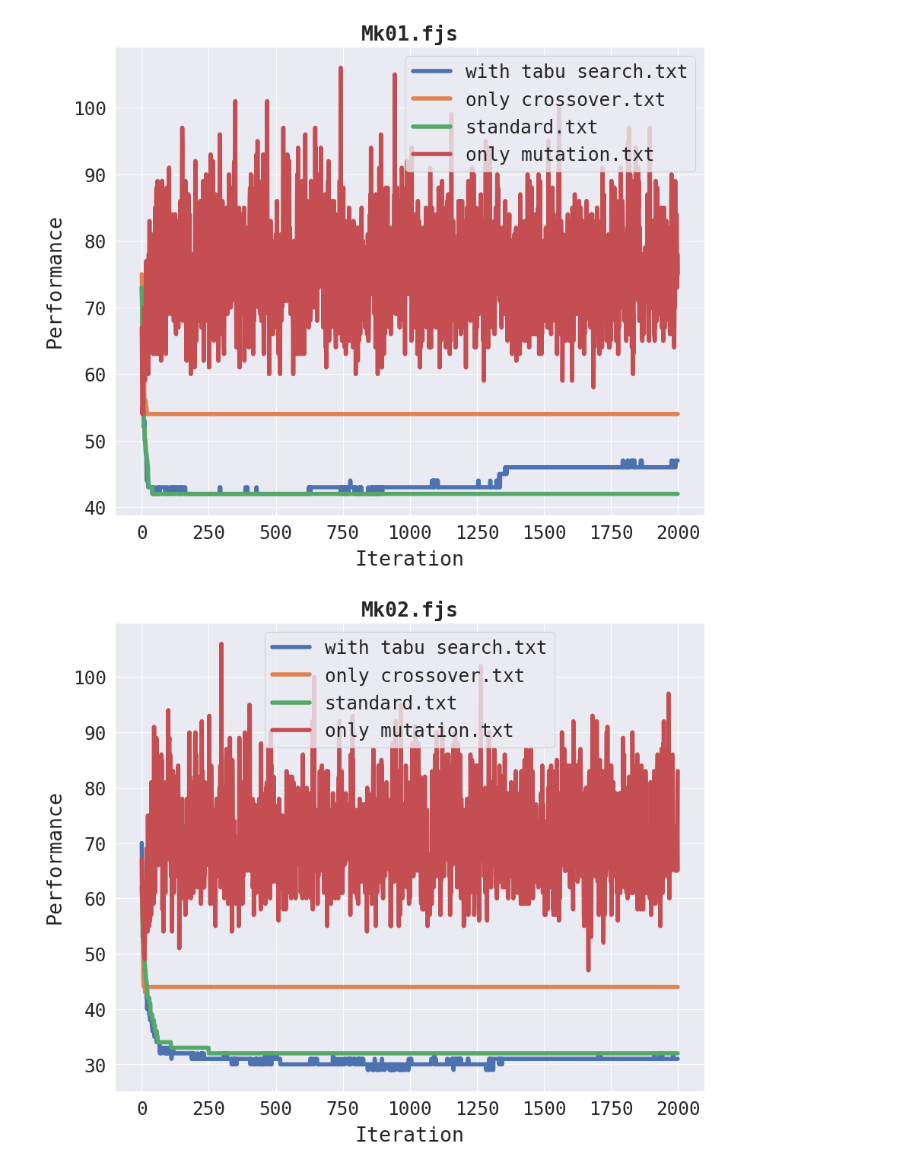
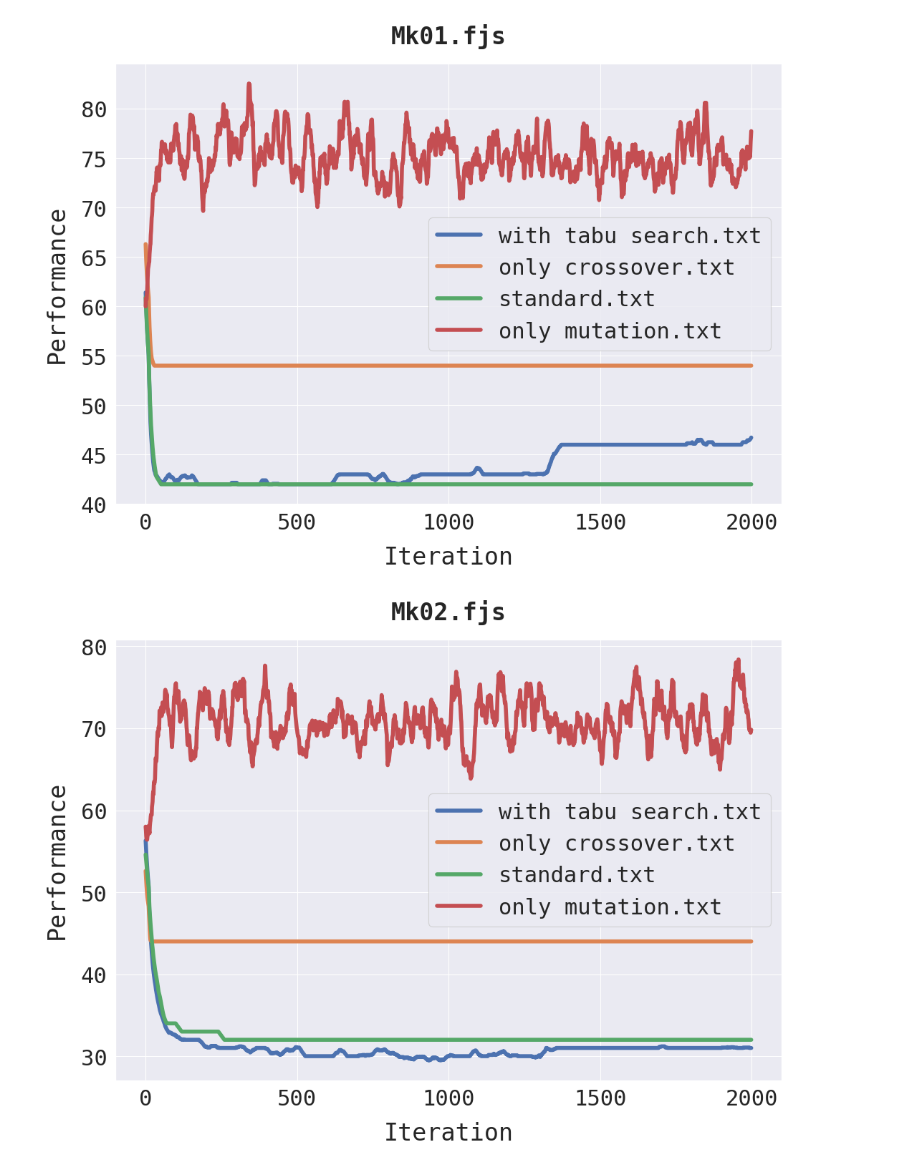
Before and after one commit to Raydiation/GA_FJSP, a Jupyter notebook: plot.ipynb, the cells around one changed output. Drawn from its saved outputs; the diff is of its cells as text; code cells hidden in the pictures.

Commit message:
add boxplot, table, and smooth

```diff
--- a/plot.ipynb
+++ b/plot.ipynb
@@ -1,8 +1,10 @@
 # %%
 import os
+import numpy as np
 import pandas as pd
 
 path = './plot'
+smooth_ = 20
 
 record = dict()
 record['task'] = []
@@ -27,6 +29,24 @@ for file in os.listdir(path):
                 flag = True
 
 df = pd.DataFrame(record)
+
+
+def smooth(x, smooth):
+    y = np.ones(smooth)
+    z = np.ones(len(x))
+    smoothed_x = np.convolve(x,y,'same') / np.convolve(z,y,'same')
+    return smoothed_x
+
+df_smooth = pd.DataFrame()
+for file in os.listdir(path):
+    for i in range(1, 11):
+        task = f'Mk{i:02d}.fjs'
+        df_tmp = df.copy()
+        df_tmp = df_tmp[(df_tmp.task == task) & (df_tmp.file == file)]
+        df_tmp.performance = smooth(df_tmp.performance.to_numpy(), smooth=smooth_)
+        df_smooth = pd.concat([df_smooth, df_tmp])
+
+df = df_smooth.copy()
 df.head()
 # %% [output]
 |  | task | performance | file | iteration |
@@ -38,37 +58,39 @@ df.head()
 # %%
 import matplotlib.pyplot as plt
 import seaborn as sns
 sns.set(
     style='darkgrid',
     font='monospace',
     context='paper',
-    font_scale=2,
+    font_scale=2.5,
 )
 
 scalar=2.0
 
 
 for i in range(1, 11):
 
     task = f'Mk{i:02d}.fjs'
-    plt.figure(figsize=(5*scalar, 4*scalar))
+    plt.figure(figsize=(6*scalar, 4*scalar))
     graph = sns.lineplot(
         data=df[df.task == task],
         x='iteration',
         y='performance',
         hue='file',
         linewidth=4.0,
         markers=False,
         dashes=False,
         markersize=12.0,
     )
     plt.legend(loc='best').set_draggable(True)
-    graph.set_xlabel(xlabel='Iteration', labelpad=7)
-    graph.set_ylabel(ylabel='Performance', labelpad=7)
-    # graph.set_yticks([])
-    graph.set_title(label=task, fontdict=dict(weight='bold'))
+    graph.set_xlabel(xlabel='Iteration', labelpad=12)
+    graph.set_ylabel(ylabel='Performance', labelpad=12)
+    graph.set_xticks([0, 500, 1000, 1500, 2000])
+    # graph.set_yticks(np.arange())
+    graph.set_title(label=task, fontdict=dict(weight='bold'), pad=20)
 
-    plt.show()
+    # plt.show()
+    plt.savefig(os.path.join(path, f'{task}-ablation.png'))
 # %% [output]
-[figure, old version]
+[figure, new version]
-[figure, old version]
+[figure, new version]
```
Also changed, not shown: parts of 4 cells of this notebook, 13 other files.
